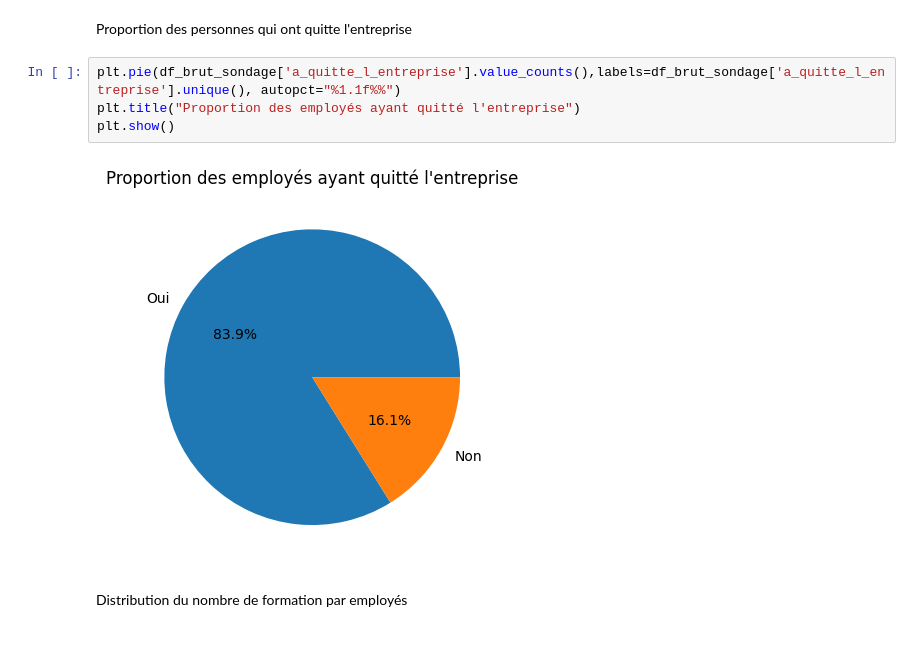
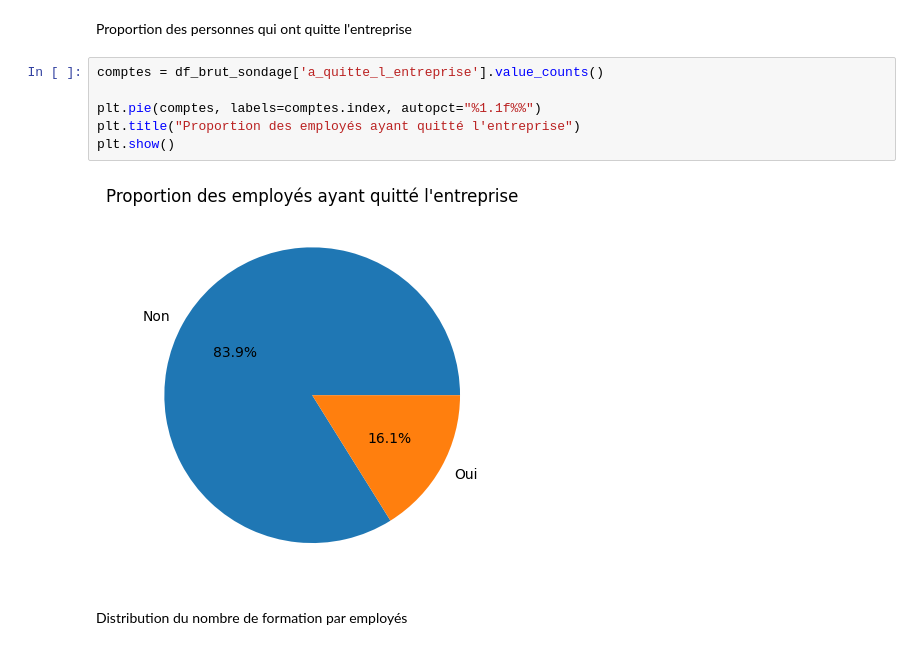
Before and after one commit to DavidRichomme/OC_P4_Classifiez_automatiquement_les_informations, a Jupyter notebook: Notebooks/01_3_EDA_sondage.ipynb, the cells around one changed output. Drawn from its saved outputs; the diff is of its cells as text.

```diff
--- a/Notebooks/01_3_EDA_sondage.ipynb
+++ b/Notebooks/01_3_EDA_sondage.ipynb
@@ -116,11 +116,13 @@ df_brut_sondage
 # %% [markdown]
 Proportion des personnes qui ont quitte l'entreprise
 # %%
-plt.pie(df_brut_sondage['a_quitte_l_entreprise'].value_counts(),labels=df_brut_sondage['a_quitte_l_entreprise'].unique(), autopct="%1.1f%%")
+comptes = df_brut_sondage['a_quitte_l_entreprise'].value_counts()
+
+plt.pie(comptes, labels=comptes.index, autopct="%1.1f%%")
 plt.title("Proportion des employés ayant quitté l'entreprise")
 plt.show()
 # %% [output]
-[figure, old version]
+[figure, new version]
 # %% [markdown]
 Distribution du nombre de formation par employés
 # %%
```
Also changed, not shown: 9 other files.
